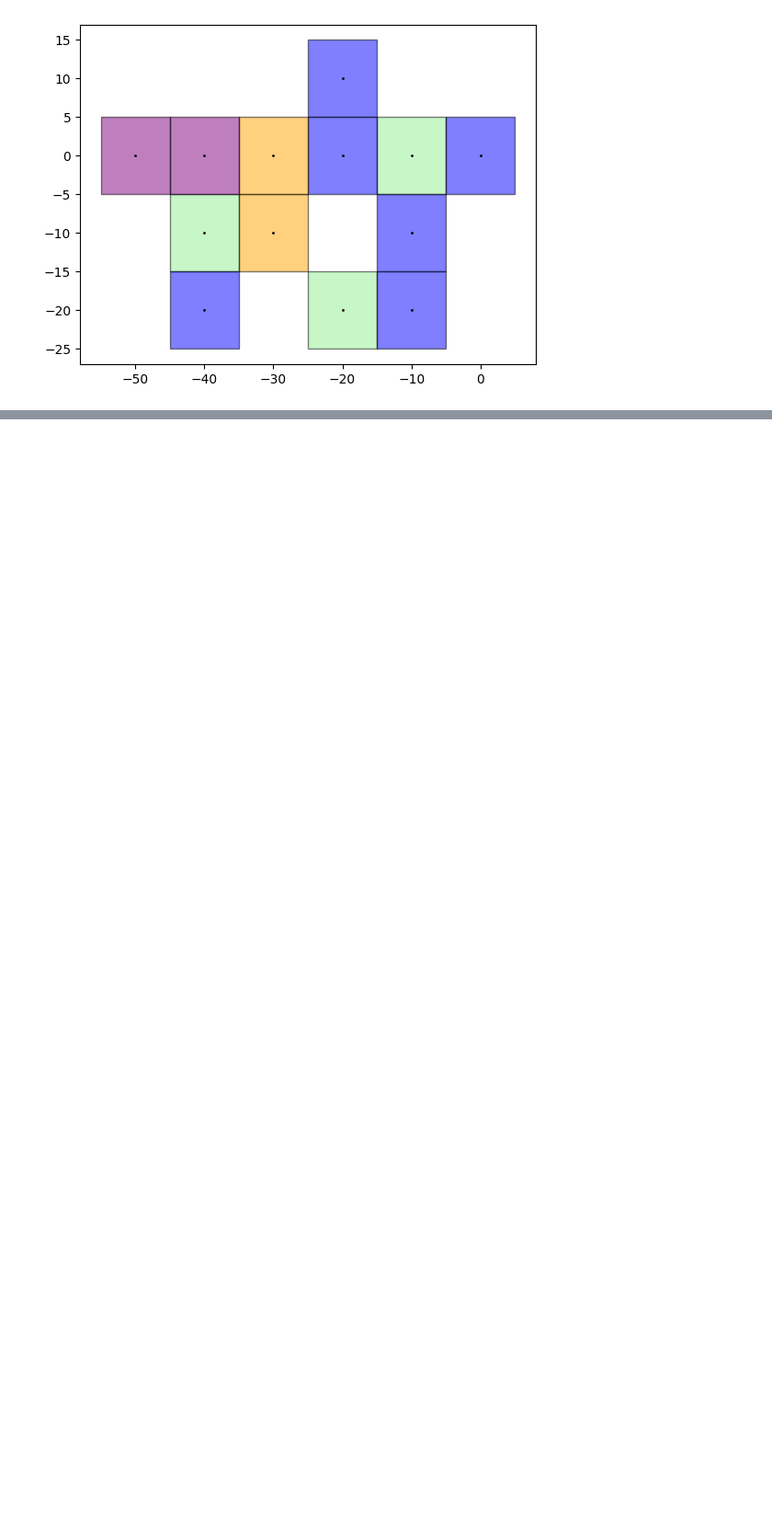
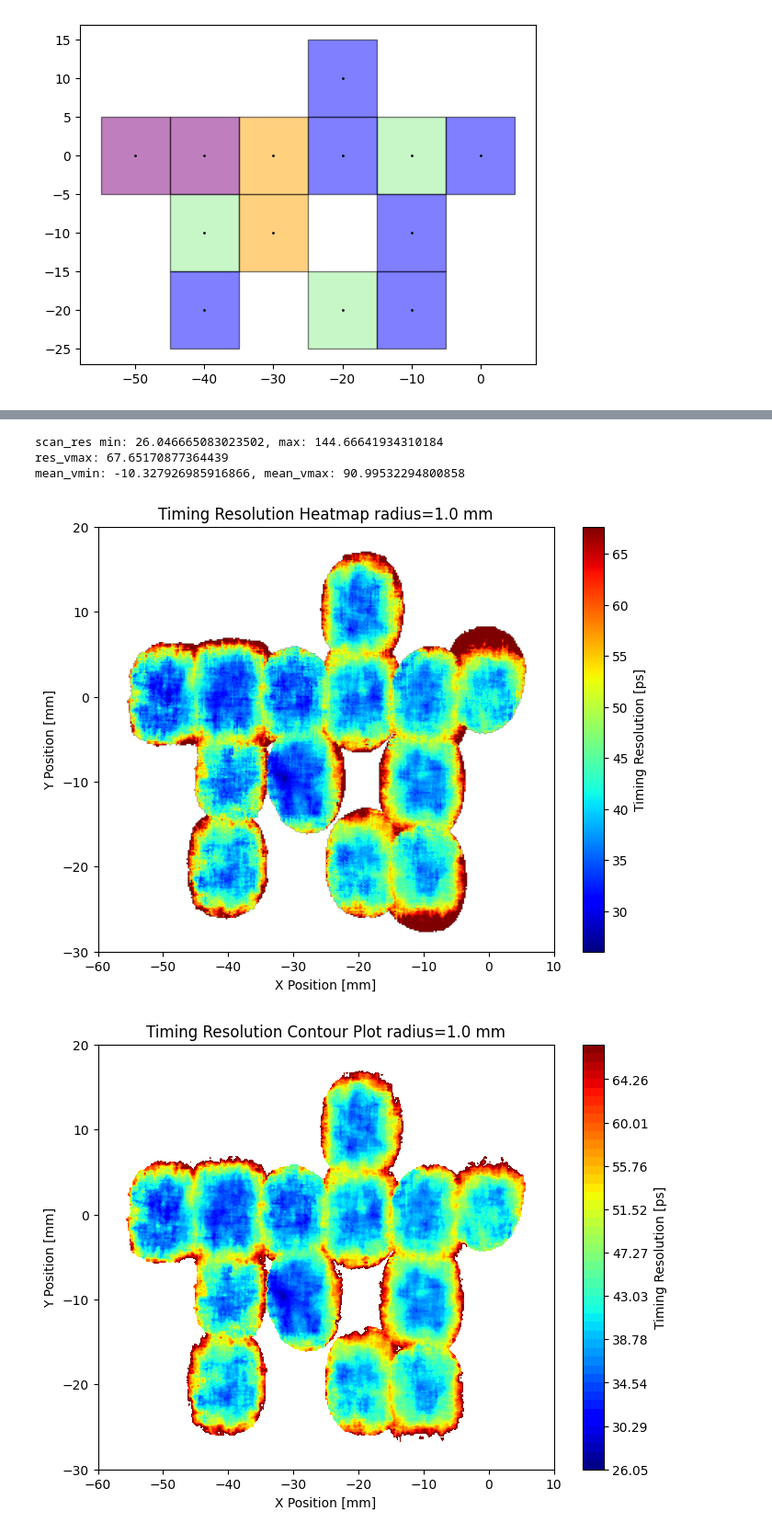
Before and after one commit to akallitss/py_analysis, a Jupyter notebook: 96_pad_analysis/Single_Pad_Combo_Plot.ipynb, the cells around one changed output, grey strips where cells are left out. Shown at 92% size. Drawn from its saved outputs; the diff is of its cells as text; code cells hidden in the pictures; blank space fills up the shorter version.

```diff
--- a/96_pad_analysis/Single_Pad_Combo_Plot.ipynb
+++ b/96_pad_analysis/Single_Pad_Combo_Plot.ipynb
@@ -825,0 +529,50 @@ plot_2D_efficiency_scan(efficiencies, scan_xs, scan_ys, scan_events=eff_events,
+# %%
+scan_radius = 1.0
+min_events_per_circle = 200
+
+n_steps_2D = 300
+scan_xs = np.linspace(-60, 10, n_steps_2D + 1)
+scan_ys = np.linspace(-30, 20, n_steps_2D + 1)
+
+# Generate mesh grid
+x_mesh, y_mesh = np.meshgrid(scan_xs, scan_ys)
+xy_pairs = list(zip(x_mesh.ravel(), y_mesh.ravel()))  # Flatten to list of (x, y) pairs
+
+pads_scan_resolutions, pads_scan_means, pads_scan_events = [], [], []
+for pads in all_pads:
+    for pad_i in pads:
+        time_diffs, hit_xs, hit_ys = pad_i.df['time_diff_cor'], pad_i.df['hitX'], pad_i.df['hitY']
+        scan_resolutions, scan_means, events = get_circle_scan(time_diffs, hit_xs, hit_ys, xy_pairs, radius=scan_radius, min_events=min_events_per_circle, ns_to_ps=True, percentile_cuts=(2, 98), nsigma_filter=3, shape='square', plot=False)
+        pads_scan_resolutions.append(scan_resolutions)
+        pads_scan_means.append(scan_means)
+        pads_scan_events.append(events)
+# %%
+res_array = np.array(pads_scan_resolutions)  # shape: (n_pads, n_scans)
+mean_array = np.array(pads_scan_means)
+event_array = np.array(pads_scan_events)
+
+n_scans = res_array.shape[1]
+best_pad_indices = np.full(n_scans, -1, dtype=int)  # -1 means "no valid pad"
+best_resolutions = np.full(n_scans, Measure(np.nan, np.nan))
+best_means = np.full(n_scans, Measure(np.nan, np.nan))
+best_events = np.full(n_scans, np.nan)
+
+for i in range(n_scans):
+    scan_res = np.array([res.val for res in res_array[:, i]])
+
+    if np.all(np.isnan(scan_res)):
+        continue  # leave as NaN / -1
+    best_pad = np.nanargmin(scan_res)
+
+    best_pad_indices[i] = best_pad
+    best_resolutions[i] = res_array[best_pad, i]
+    best_means[i] = mean_array[best_pad, i]
+    best_events[i] = event_array[best_pad, i]
+
+plot_2D_circle_scan(best_resolutions, best_means, scan_xs, scan_ys, scan_events=best_events, radius=scan_radius, percentile_filter=[0, 95])
+# %% [output]
+scan_res min: 26.046665083023502, max: 144.66641934310184
+res_vmax: 67.65170877364439
+mean_vmin: -10.327926985916866, mean_vmax: 90.99532294800858
+[figure, added]
+[figure, added]
```
Also changed, not shown: parts of 24 cells of this notebook.
